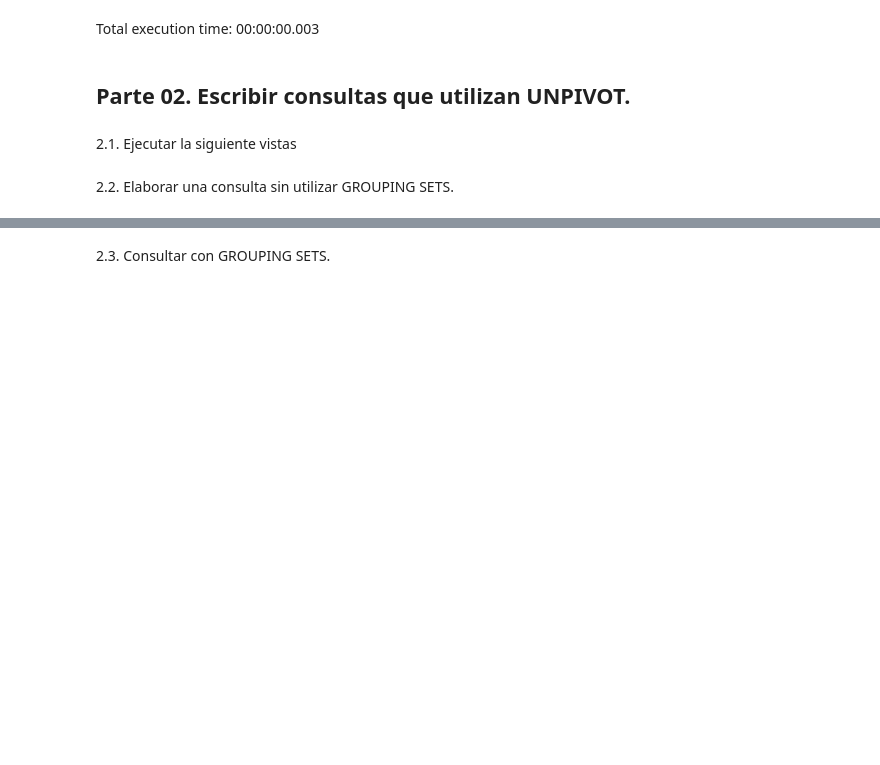
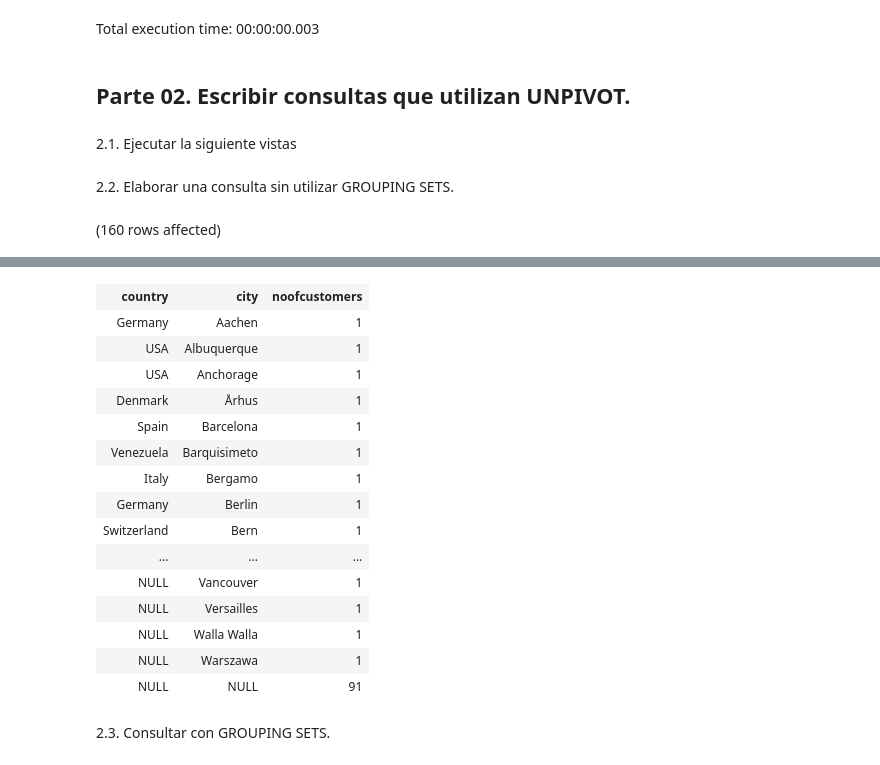
Before and after one commit to nkmelndz/Unidad-III_Lab03, a Jupyter notebook: Lab03SQL.ipynb, the cells around one changed output, grey strips where cells are left out. Drawn from its saved outputs; the diff is of its cells as text; code cells hidden in the pictures; blank space fills up the shorter version.

```diff
--- a/Lab03SQL.ipynb
+++ b/Lab03SQL.ipynb
@@ -166,3 +166,20 @@ Total execution time: 00:00:00.003
 2.1. Ejecutar la siguiente vistas
 # %% [markdown]
 2.2. Elaborar una consulta sin utilizar GROUPING SETS.
+# %%
+SELECT country, city, COUNT(*) AS noofcustomers
+FROM Sales.Customers
+GROUP BY country, city
+UNION ALL
+SELECT country, NULL, COUNT(*) AS noofcustomers
+FROM Sales.Customers
+GROUP BY country
+UNION ALL
+SELECT NULL, city, COUNT(*) AS noofcustomers
+FROM Sales.Customers
+GROUP BY city
+UNION ALL
+SELECT NULL, NULL, COUNT(*) AS noofcustomers
+FROM Sales.Customers;
+# %% [output]
+(160 rows affected)
@@ -169,2 +187,18 @@ Total execution time: 00:00:00.003
+| country | city | noofcustomers |
+| Germany | Aachen | 1 |
+| USA | Albuquerque | 1 |
+| USA | Anchorage | 1 |
+| Denmark | Århus | 1 |
+| Spain | Barcelona | 1 |
+| Venezuela | Barquisimeto | 1 |
+| Italy | Bergamo | 1 |
+| Germany | Berlin | 1 |
+| Switzerland | Bern | 1 |
+| ... | ... | ... |
+| NULL | Vancouver | 1 |
+| NULL | Versailles | 1 |
+| NULL | Walla Walla | 1 |
+| NULL | Warszawa | 1 |
+| NULL | NULL | 91 |
 # %% [markdown]
 2.3. Consultar con GROUPING SETS.
```
Also changed, not shown: parts of 10 cells of this notebook.
